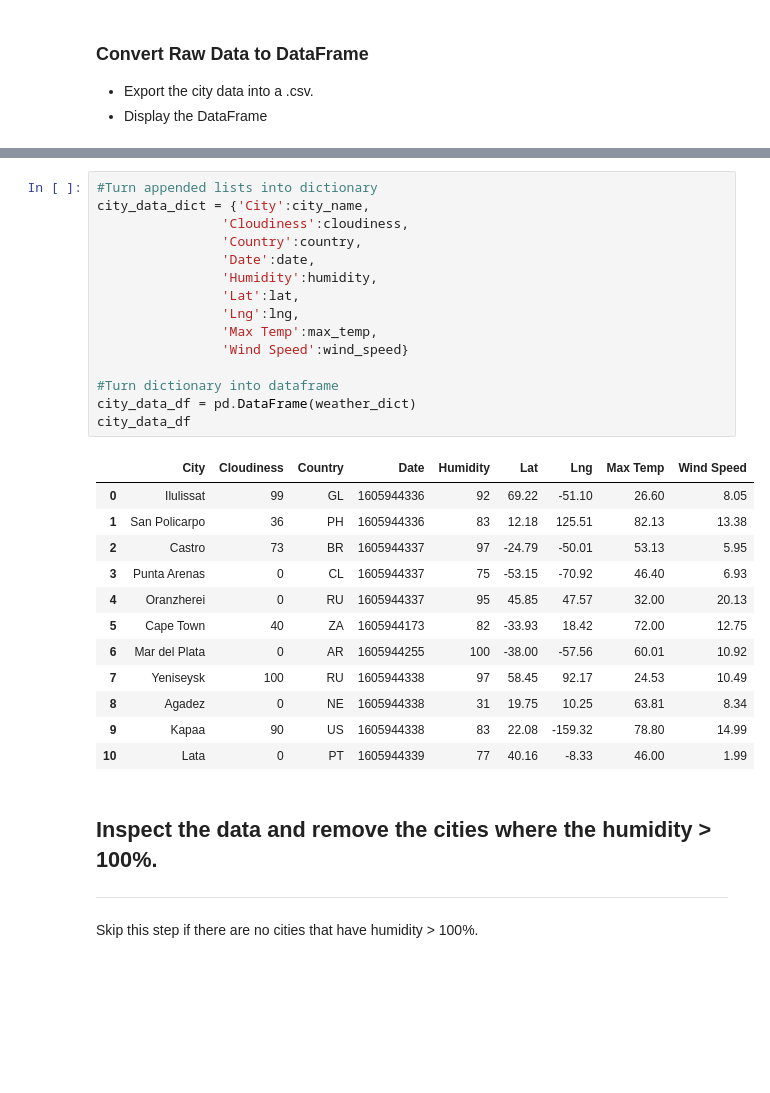
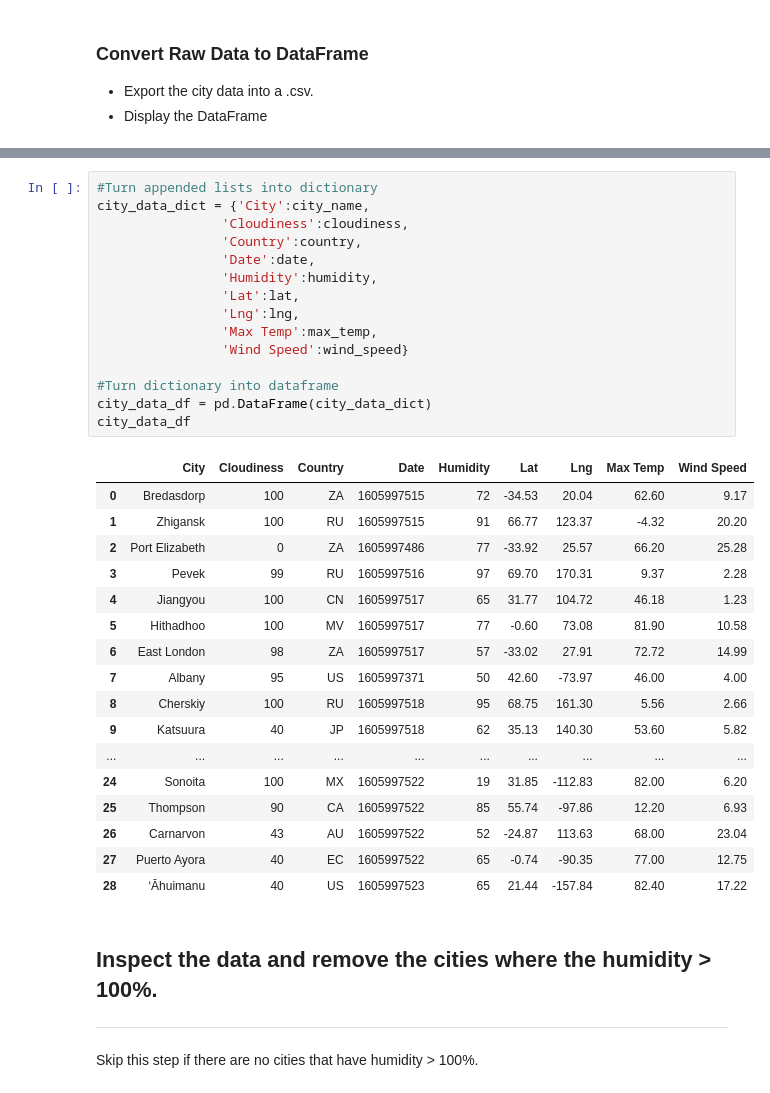
Before and after one commit to sonia589/PythonAPI-challenge, a Jupyter notebook: WeatherPy-Copy1.ipynb, the cells around one changed output, grey strips where cells are left out. Saved outputs shown, nothing was run; the diff lists cells and outputs as text; blank space fills up the shorter version.

```diff
--- a/WeatherPy-Copy1.ipynb
+++ b/WeatherPy-Copy1.ipynb
@@ -130,31 +124,36 @@ dtype: int64
 # %%
 #Turn appended lists into dictionary
 city_data_dict = {'City':city_name,
                 'Cloudiness':cloudiness,
                 'Country':country,
                 'Date':date,
                 'Humidity':humidity,
                 'Lat':lat,
                 'Lng':lng,
                 'Max Temp':max_temp,
                 'Wind Speed':wind_speed}
 
 #Turn dictionary into dataframe
-city_data_df = pd.DataFrame(weather_dict)
+city_data_df = pd.DataFrame(city_data_dict)
 city_data_df
 # %% [output]
 |  | City | Cloudiness | Country | Date | Humidity | Lat | Lng | Max Temp | Wind Speed |
-| 0 | Ilulissat | 99 | GL | 1605944336 | 92 | 69.22 | -51.10 | 26.60 | 8.05 |
-| 1 | San Policarpo | 36 | PH | 1605944336 | 83 | 12.18 | 125.51 | 82.13 | 13.38 |
-| 2 | Castro | 73 | BR | 1605944337 | 97 | -24.79 | -50.01 | 53.13 | 5.95 |
-| 3 | Punta Arenas | 0 | CL | 1605944337 | 75 | -53.15 | -70.92 | 46.40 | 6.93 |
-| 4 | Oranzherei | 0 | RU | 1605944337 | 95 | 45.85 | 47.57 | 32.00 | 20.13 |
-| 5 | Cape Town | 40 | ZA | 1605944173 | 82 | -33.93 | 18.42 | 72.00 | 12.75 |
-| 6 | Mar del Plata | 0 | AR | 1605944255 | 100 | -38.00 | -57.56 | 60.01 | 10.92 |
-| 7 | Yeniseysk | 100 | RU | 1605944338 | 97 | 58.45 | 92.17 | 24.53 | 10.49 |
-| 8 | Agadez | 0 | NE | 1605944338 | 31 | 19.75 | 10.25 | 63.81 | 8.34 |
-| 9 | Kapaa | 90 | US | 1605944338 | 83 | 22.08 | -159.32 | 78.80 | 14.99 |
-| 10 | Lata | 0 | PT | 1605944339 | 77 | 40.16 | -8.33 | 46.00 | 1.99 |
+| 0 | Bredasdorp | 100 | ZA | 1605997515 | 72 | -34.53 | 20.04 | 62.60 | 9.17 |
+| 1 | Zhigansk | 100 | RU | 1605997515 | 91 | 66.77 | 123.37 | -4.32 | 20.20 |
+| 2 | Port Elizabeth | 0 | ZA | 1605997486 | 77 | -33.92 | 25.57 | 66.20 | 25.28 |
+| 3 | Pevek | 99 | RU | 1605997516 | 97 | 69.70 | 170.31 | 9.37 | 2.28 |
+| 4 | Jiangyou | 100 | CN | 1605997517 | 65 | 31.77 | 104.72 | 46.18 | 1.23 |
+| 5 | Hithadhoo | 100 | MV | 1605997517 | 77 | -0.60 | 73.08 | 81.90 | 10.58 |
+| 6 | East London | 98 | ZA | 1605997517 | 57 | -33.02 | 27.91 | 72.72 | 14.99 |
+| 7 | Albany | 95 | US | 1605997371 | 50 | 42.60 | -73.97 | 46.00 | 4.00 |
+| 8 | Cherskiy | 100 | RU | 1605997518 | 95 | 68.75 | 161.30 | 5.56 | 2.66 |
+| 9 | Katsuura | 40 | JP | 1605997518 | 62 | 35.13 | 140.30 | 53.60 | 5.82 |
+| ... | ... | ... | ... | ... | ... | ... | ... | ... | ... |
+| 24 | Sonoita | 100 | MX | 1605997522 | 19 | 31.85 | -112.83 | 82.00 | 6.20 |
+| 25 | Thompson | 90 | CA | 1605997522 | 85 | 55.74 | -97.86 | 12.20 | 6.93 |
+| 26 | Carnarvon | 43 | AU | 1605997522 | 52 | -24.87 | 113.63 | 68.00 | 23.04 |
+| 27 | Puerto Ayora | 40 | EC | 1605997522 | 65 | -0.74 | -90.35 | 77.00 | 12.75 |
+| 28 | ‘Āhuimanu | 40 | US | 1605997523 | 65 | 21.44 | -157.84 | 82.40 | 17.22 |
 # %% [markdown]
 ## Inspect the data and remove the cities where the humidity > 100%.
 ----
```
Also changed, not shown: parts of 21 cells of this notebook.
